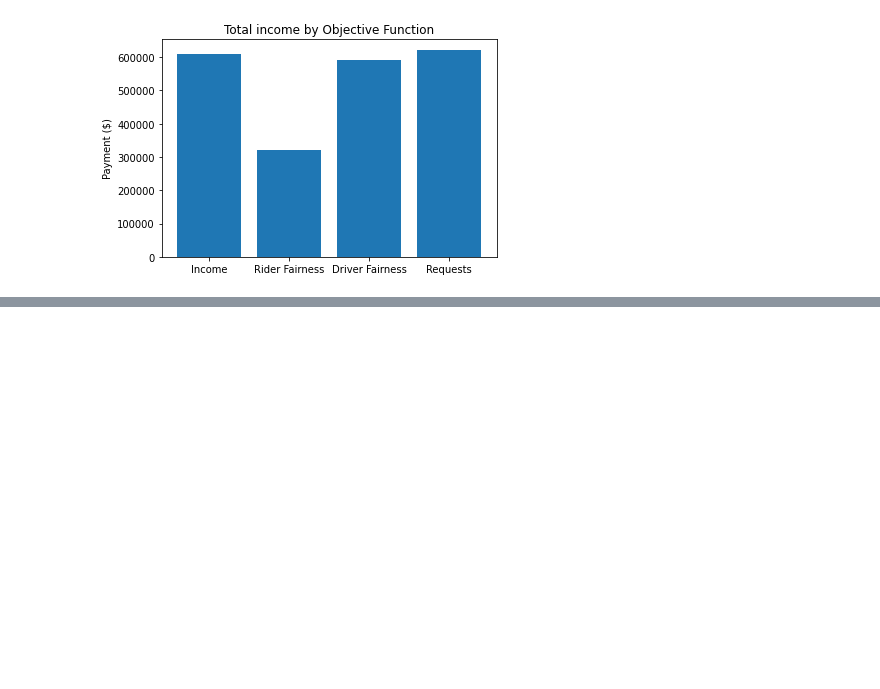
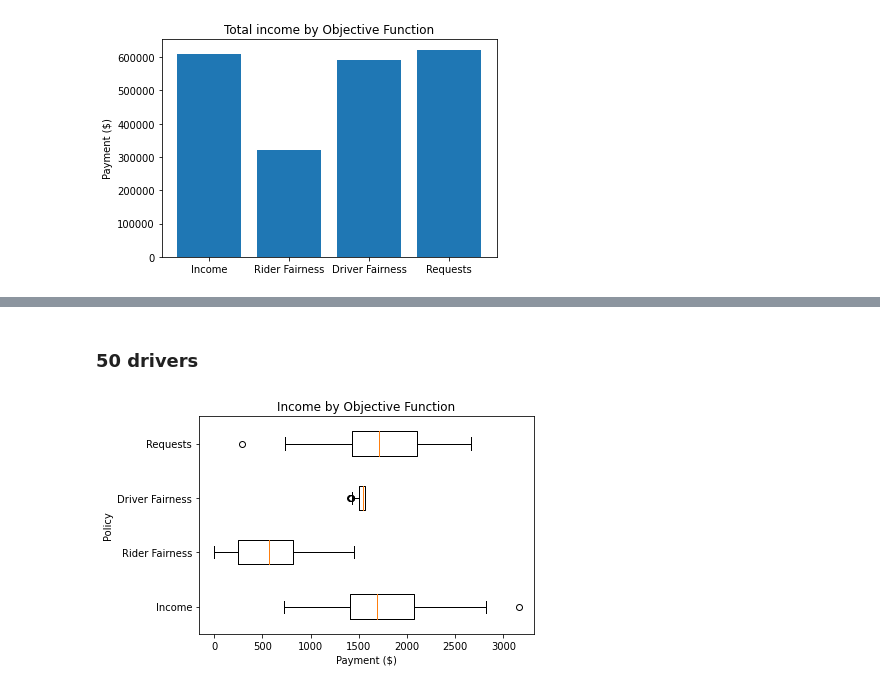
Before and after one commit to Veranep/fact-ai-group-25, a Jupyter notebook: generate_plots.ipynb, the cells around one changed output, grey strips where cells are left out. Drawn from its saved outputs; the diff is of its cells as text; code cells hidden in the pictures; blank space fills up the shorter version.

```diff
--- a/generate_plots.ipynb
+++ b/generate_plots.ipynb
@@ -111,12 +177,17 @@ def get_success_rate_plot(stats, labels, plot_labels, n_drivers, lim_x=None, lim
         plt.ylim(lim_y)
     plt.show()
 # %%
-def get_income_dist_plot(stats, plot_labels, n_drivers, lim_x=None):
+def get_income_dist_plot(stats, plot_labels, n_drivers, lim_x=None, statsb=None):
     profits_per_agent = np.zeros((n_drivers, len(stats)))
     for i, stat in enumerate(stats):
         agent_profits = list(itertools.chain(*stat["epoch_each_agent_profit"]))
         for p in agent_profits:
             profits_per_agent[p[0], i] += p[1]
+    if statsb:
+        for i, stat in enumerate(statsb):
+            agent_profits = list(itertools.chain(*stat["epoch_each_agent_profit"]))
+            for p in agent_profits:
+                profits_per_agent[p[0], i] += p[1]
     plt.boxplot(profits_per_agent, vert=False, labels=plot_labels)
     plt.title("Income by Objective Function")
     plt.xlabel("Payment ($)")
@@ -213,0 +297,6 @@ get_total_income_bar_plot([income_repl_200, rider_repl_200, driver_repl_200, req
+# %% [markdown]
+### 50 drivers
+# %%
+get_income_dist_plot([income_brook_50_a, rider_brook_50_a, driver_brook_50_a, requests_brook_50_a], ["Income", "Rider Fairness", "Driver Fairness", "Requests"], 50, statsb=[income_brook_50_b, rider_brook_50_b, driver_brook_50_b, requests_brook_50_b])
+# %% [output]
+[figure, added]
```
Also changed, not shown: parts of 14 cells of this notebook, 16 other files.
